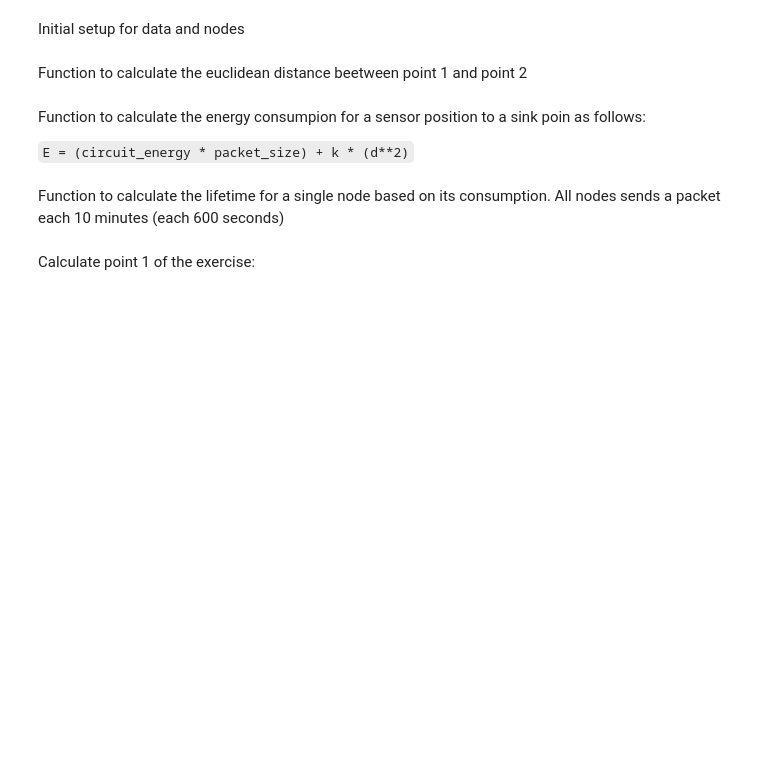
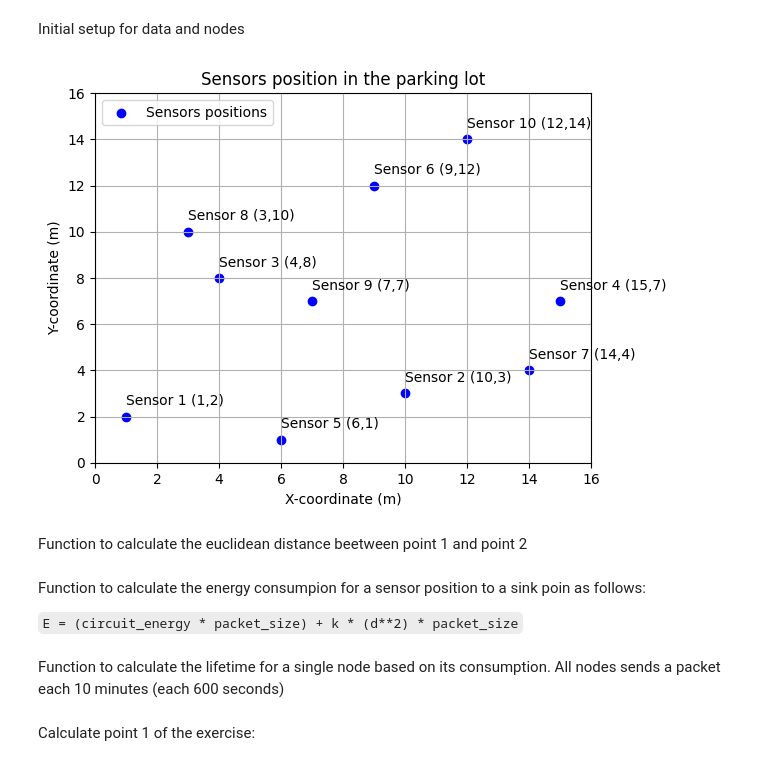
Before and after one commit to GiulianoCrescimbeni/polimi-iot, a Jupyter notebook: Challenge[#1]/Sink Optimization/SinkPositionOptimization.ipynb, the cells around one changed output. Drawn from its saved outputs; the diff is of its cells as text; code cells hidden in the pictures; blank space fills up the shorter version.

```diff
--- a/Challenge[#1]/Sink Optimization/SinkPositionOptimization.ipynb
+++ b/Challenge[#1]/Sink Optimization/SinkPositionOptimization.ipynb
@@ -6,6 +6,29 @@ packet_size = 2000 #[bit]
 energy_base = 5 #[mJ]
 circuit_energy = 50 #[nJ/bit]
 k = 1 #[nJ/bit/m^2]
+# %%
+import matplotlib.pyplot as plt
+
+x_coords = [sensor[0] for sensor in sensors]
+y_coords = [sensor[1] for sensor in sensors]
+
+plt.figure()
+plt.scatter(x_coords, y_coords, marker='o', color='blue', label='Sensors positions')
+
+for i in range(10):
+    plt.text(x_coords[i], y_coords[i] + 0.5, f'Sensor {i+1} ({x_coords[i]},{y_coords[i]})', color='black')
+
+plt.xlim(0, 16)
+plt.ylim(0, 16)
+plt.xlabel('X-coordinate (m)')
+plt.ylabel('Y-coordinate (m)')
+plt.title('Sensors position in the parking lot')
+plt.legend()
+plt.grid(True)
+
+plt.show()
+# %% [output]
+[figure, added]
 # %% [markdown]
 Function to calculate the euclidean distance beetween point 1 and point 2
 # %%
@@ -25,7 +48,7 @@ def distance(point1, point2):
 # %% [markdown]
 Function to calculate the energy consumpion for a sensor position to a sink poin as follows:
 
-`E = (circuit_energy * packet_size) + k * (d**2)`
+`E = (circuit_energy * packet_size) + k * (d**2) * packet_size`
 # %%
 def calculate_energy_consumption(sensor, point):
   d = distance(sensor, point)
```
Also changed, not shown: parts of 6 cells of this notebook.
